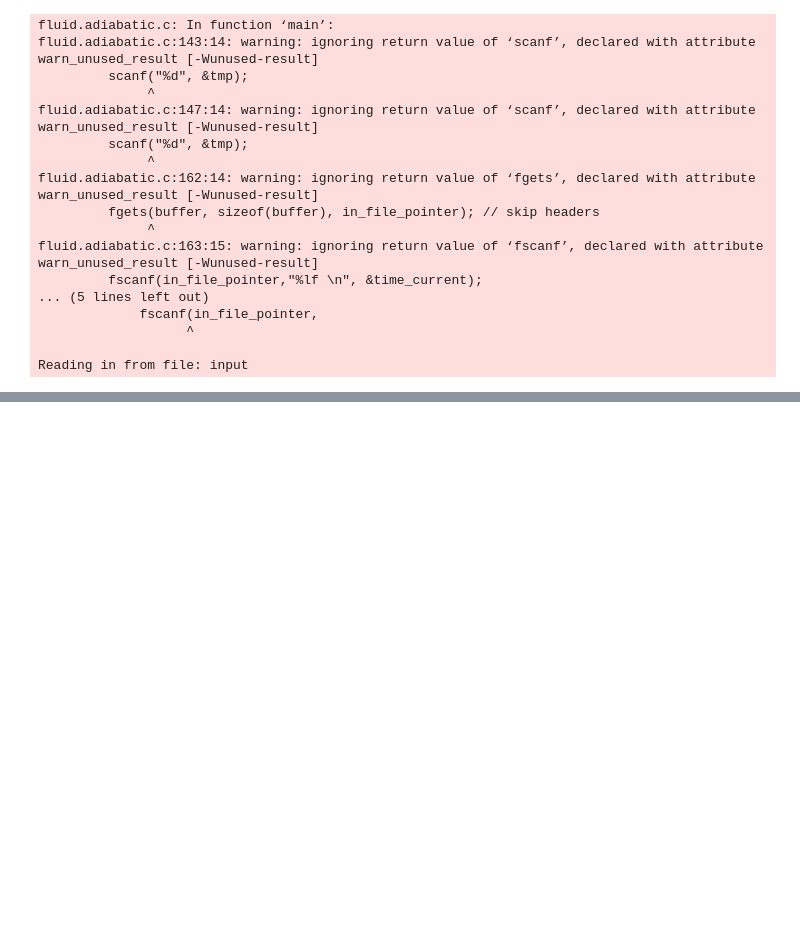
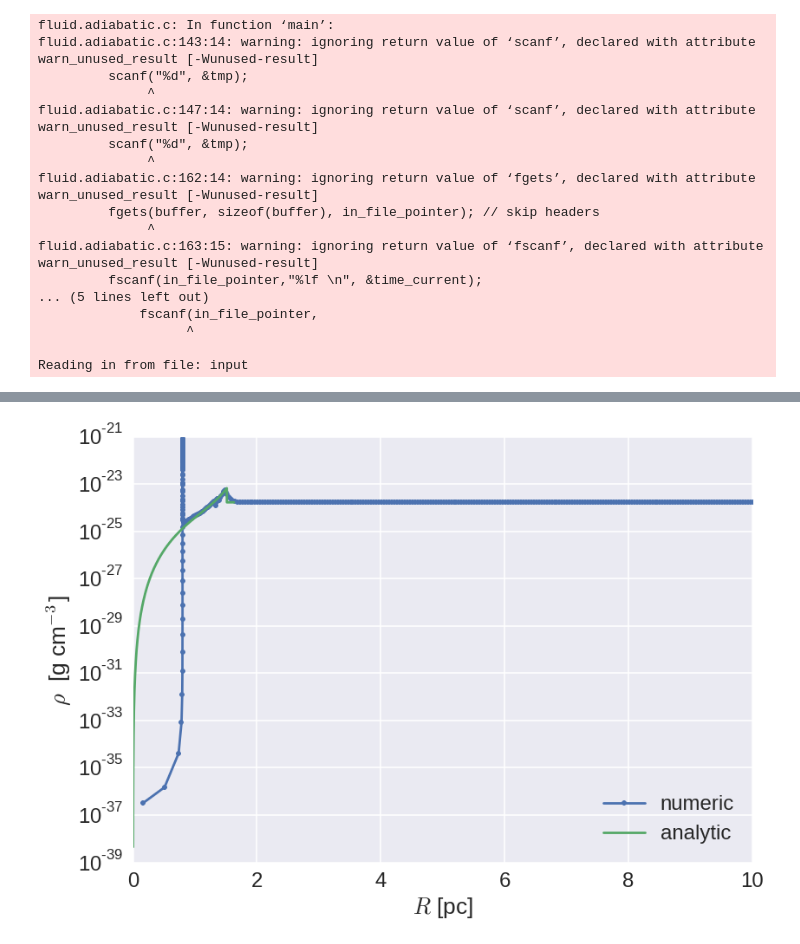
Before and after one commit to egentry/clustered_SNe, a Jupyter notebook: prototyping.ipynb, the cells around one changed output, grey strips where cells are left out. Saved outputs shown, nothing was run; the diff lists cells and outputs as text; code cells hidden in the pictures; blank space fills up the shorter version.

Commit message:
Wall heating not yet fixed; Added restart functionality; added cooling; better sedov ICs
 Committer: Eric Gentry <gentry.e@gmail.com>

```diff
--- a/prototyping.ipynb
+++ b/prototyping.ipynb
@@ -6,10 +6,16 @@ import numpy as np
 import matplotlib.pyplot as plt
 from matplotlib import rc
 from future.builtins import range
-rc('text', usetex=True)
-plt.rc('font', family='serif')
+# rc('text', usetex=True)
+# plt.rc('font', family='serif')
+
+import pandas as pd
+import seaborn as sns
+sns.set(context="poster", font_scale=1.5)
+
+from astropy import constants as const
 
 from IPython.html.widgets import interact
 
-import dimensionize_sedov
+import dimensionalize_sedov
 # %% [output]
@@ -280,0 +130,71 @@ energy conserved to:  6.74638352336e-05
+# %%
+
+
+label_dict = {"R":"$R$ [pc]",
+              "U": r"$U$ [cm s$^{-1}$]",
+              "rho": r"$\rho$  [g cm$^{-3}$]",
+              "T": r"$T$ [K]",
+              "Mass" : r"$M$ [$M_\odot$]",
+              "C_ad": r"$C_{ad}$ [cm s$^{-1}$]",
+              "E": r"$E_{int}$ [erg g$^{-1}$]",
+              "P": r"$P$ [dyne cm$^{-2}$]",
+              "Q": r"$Q$ [dyne cm$^{-2}$]",
+              "S": r"$S$ [$k_b$ / particle]",
+              "M_int": r"$M_{int}$ [$M_\odot$]"
+             }
+
+zones_or_edges = {"R"     : edges,
+                  "U"     : edges,
+                  "rho"   : zones,
+                  "T"     : zones,
+                  "Mass"  : zones,
+                  "C_ad"  : zones,
+                  "E"     : zones,
+                  "P"     : zones,
+                  "Q"     : zones,
+                  "S"     : zones,
+             }
+
+
+def plot_var(var="rho", R_as_x=True, with_sedov=True, k=0):
+    print("current time: " + str(df_info.iloc[k].time_total / yr) + " yr")
+    print("energy conserved to: ", (df_info.iloc[k].E_tot / df_info.iloc[0].E_tot) - 1)
+
+    marker="."
+
+    if with_sedov is True:
+        sedov = dimensionalize_sedov.main(df_info.iloc[k].time_total)
+        sedov = np.array(sedov).transpose()
+        df_sedov = pd.DataFrame.from_records(sedov, columns=["R", "U", "rho", "T", "C_ad", "E", "P", "S", "Mass"])
+        df_sedov.R /= pc
+        df_sedov.Mass /= M_solar
+        df_sedov.set_index(['R'], inplace=True)
+        df_sedov["M_int"] = df_sedov.Mass.cumsum()
+
+    df = zones_or_edges[var]
+    if R_as_x is True:
+        df[df.k==ks[k]][var].plot(label="numeric", marker=marker)
+    else:
+        plt.plot(M_int, df[df.k==ks[k]][var],label="numeric",marker=marker)
+        plt.xlabel(label_dict["M_int"])
+        plt.xscale("log")
+
+    if with_sedov is True and ((var!="Q") and (var is not "Mass")):
+        if R_as_x is True:
+            df_sedov[var].plot(label="analytic")
+        else:
+            plt.plot(df_sedov.M_int, df_sedov[var], label="analytic")
+    plt.xlabel(label_dict["R"])
+    plt.ylabel(label_dict[var])
+    plt.yscale("log")
+    plt.legend(loc="lower right")
+    plt.xlim((0,10))
+
+
+
+interact(plot_var,
+         var=variables_velos,
+         R_as_x = True,
+         with_sedov = True,
+         k=(0,len(ks)-1))
+# %% [output]
@@ -280,0 +203 @@ energy conserved to:  6.74638352336e-05
+[figure, added]
```
Also changed, not shown: parts of 11 cells of this notebook, 19 other files.
